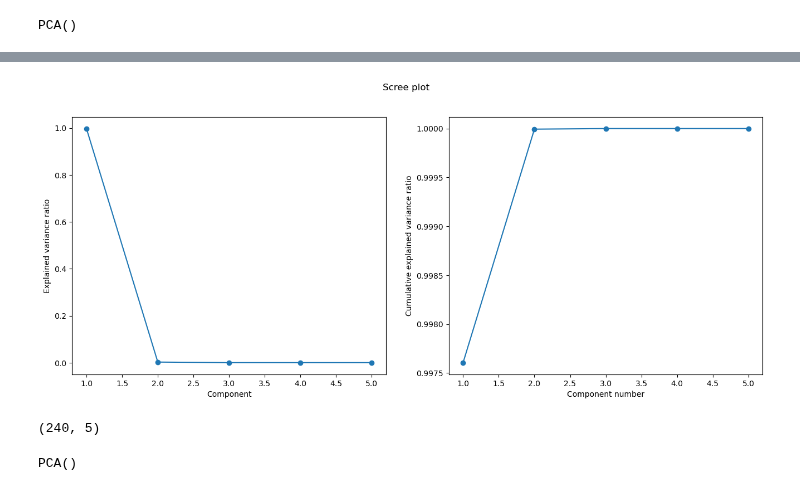
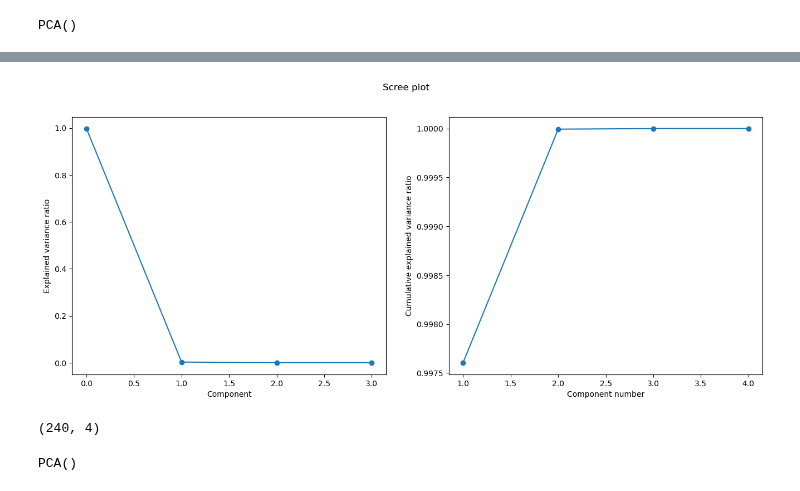
Before and after one commit to F3Solid/astrostatistics_bicocca_2024_exercises, a Jupyter notebook: L15/HR_diagram.ipynb, the cells around one changed output, grey strips where cells are left out. Cells and saved outputs as stored; diff of their text form; code cells hidden in the pictures.

```diff
--- a/L15/HR_diagram.ipynb
+++ b/L15/HR_diagram.ipynb
@@ -107,6 +108,6 @@ plt.show()
 # %%
 # Select the columns with numerical values
-keys = list(df_stars.keys()[:5])
+keys = list(df_stars.keys()[:4])
 print(keys)
 data_4D = np.array(df_stars[keys])
 
@@ -153,32 +153,31 @@ plt.show()
 # %%
 # Make a Scree plot
 fig, ax = plt.subplots(1, 2, figsize=(16, 6))
 
 fig.suptitle("Scree plot")
 
-x_grid = np.array(range(1, len(pca.explained_variance_ratio_) + 1))
+x_grid = np.array(range(len(pca.explained_variance_ratio_)))
 
 ax[0].set_xlabel("Component")
 ax[0].set_ylabel("Explained variance ratio")
 ax[0].plot(x_grid, pca.explained_variance_ratio_, marker='o')
 
 ax[1].set_xlabel("Component number")
 ax[1].set_ylabel("Cumulative explained variance ratio")
-ax[1].plot(x_grid, np.cumsum(pca.explained_variance_ratio_), marker='o')
+# x_grid + 1 to count how many (cumulative) components you have
+ax[1].plot(x_grid + 1, np.cumsum(pca.explained_variance_ratio_), marker='o')
 
 plt.show()
 # %% [output]
-[figure, old version]
+[figure, new version]
-# %%
-data_4D.shape
-# %% [output]
-(240, 5)
 # %%
 # Standardize the data such that each dimension has mean = 0 and variance = 1
-data_4D_standardized = np.zeros(data_4D.shape)
-for i in range(data_4D.shape[1]):
-    mean = np.mean(data_4D[:, i])
-    std = np.mean(data_4D[:, i])
-    data_4D_standardized[:, i] = (data_4D[:, i] - mean) / std
+# The standard scaled does it for automatically
+scaler = StandardScaler()
+data_4D_standardized = scaler.fit_transform(data_4D)
+
+data_4D_standardized.shape
+# %% [output]
+(240, 4)
 # %%
 # Re-run the PCA algorithm on the standardized data
```
Also changed, not shown: parts of 9 cells of this notebook.
